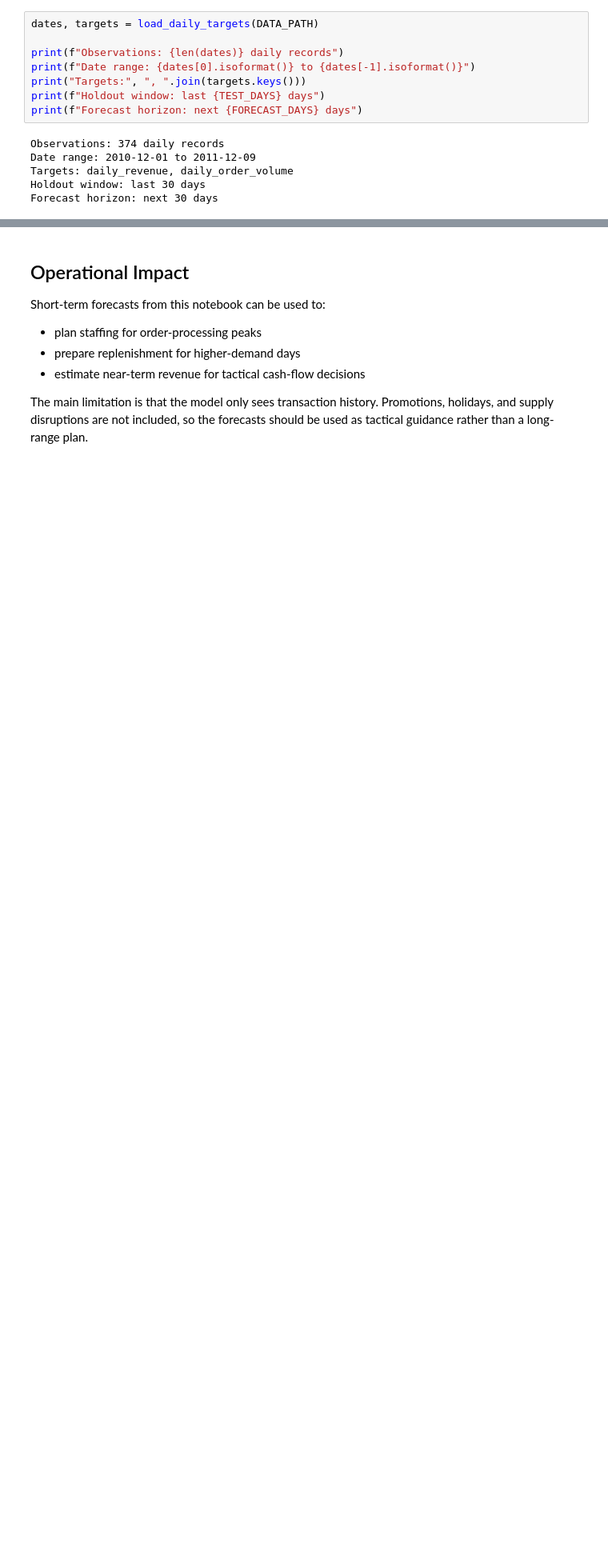
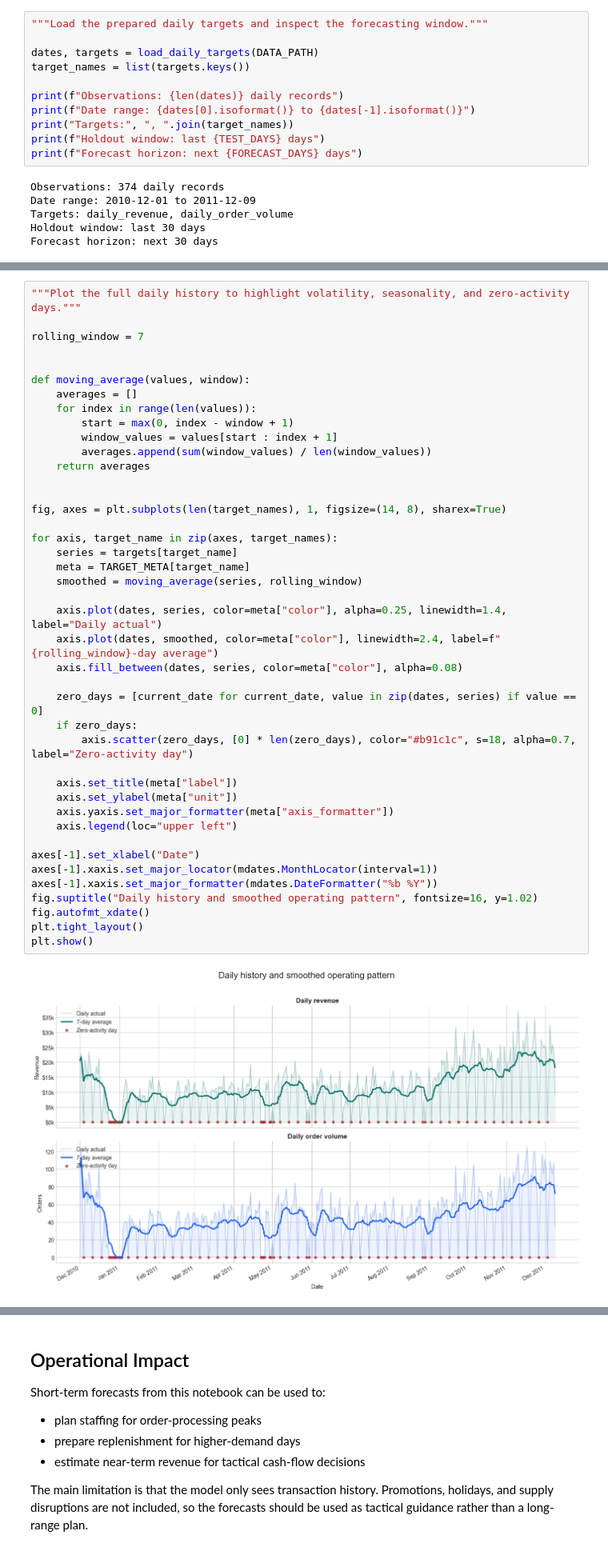
Before and after one commit to principles-of-data-science-cw-2/group-assignment, a Jupyter notebook: notebooks/04_forecasting.ipynb, the cells around one changed output, grey strips where cells are left out. Shown at 80% size. Drawn from its saved outputs; the diff is of its cells as text; blank space fills up the shorter version.

Commit message:
Improve forecasting workflow documentation and visuals

```diff
--- a/notebooks/04_forecasting.ipynb
+++ b/notebooks/04_forecasting.ipynb
@@ -39,9 +92,12 @@ Missing dates are kept and treated as zero-activity days so the model can learn
 # %%
+"""Load the prepared daily targets and inspect the forecasting window."""
+
 dates, targets = load_daily_targets(DATA_PATH)
+target_names = list(targets.keys())
 
 print(f"Observations: {len(dates)} daily records")
 print(f"Date range: {dates[0].isoformat()} to {dates[-1].isoformat()}")
-print("Targets:", ", ".join(targets.keys()))
+print("Targets:", ", ".join(target_names))
 print(f"Holdout window: last {TEST_DAYS} days")
 print(f"Forecast horizon: next {FORECAST_DAYS} days")
 # %% [output]
@@ -52,0 +115,44 @@ Forecast horizon: next 30 days
+# %%
+"""Plot the full daily history to highlight volatility, seasonality, and zero-activity days."""
+
+rolling_window = 7
+
+
+def moving_average(values, window):
+    averages = []
+    for index in range(len(values)):
+        start = max(0, index - window + 1)
+        window_values = values[start : index + 1]
+        averages.append(sum(window_values) / len(window_values))
+    return averages
+
+
+fig, axes = plt.subplots(len(target_names), 1, figsize=(14, 8), sharex=True)
+
+for axis, target_name in zip(axes, target_names):
+    series = targets[target_name]
+    meta = TARGET_META[target_name]
+    smoothed = moving_average(series, rolling_window)
+
+    axis.plot(dates, series, color=meta["color"], alpha=0.25, linewidth=1.4, label="Daily actual")
+    axis.plot(dates, smoothed, color=meta["color"], linewidth=2.4, label=f"{rolling_window}-day average")
+    axis.fill_between(dates, series, color=meta["color"], alpha=0.08)
+
+    zero_days = [current_date for current_date, value in zip(dates, series) if value == 0]
+    if zero_days:
+        axis.scatter(zero_days, [0] * len(zero_days), color="#b91c1c", s=18, alpha=0.7, label="Zero-activity day")
+
+    axis.set_title(meta["label"])
+    axis.set_ylabel(meta["unit"])
+    axis.yaxis.set_major_formatter(meta["axis_formatter"])
+    axis.legend(loc="upper left")
+
+axes[-1].set_xlabel("Date")
+axes[-1].xaxis.set_major_locator(mdates.MonthLocator(interval=1))
+axes[-1].xaxis.set_major_formatter(mdates.DateFormatter("%b %Y"))
+fig.suptitle("Daily history and smoothed operating pattern", fontsize=16, y=1.02)
+fig.autofmt_xdate()
+plt.tight_layout()
+plt.show()
+# %% [output]
+[figure, added]
```
Also changed, not shown: parts of 19 cells of this notebook, 1 other file.
